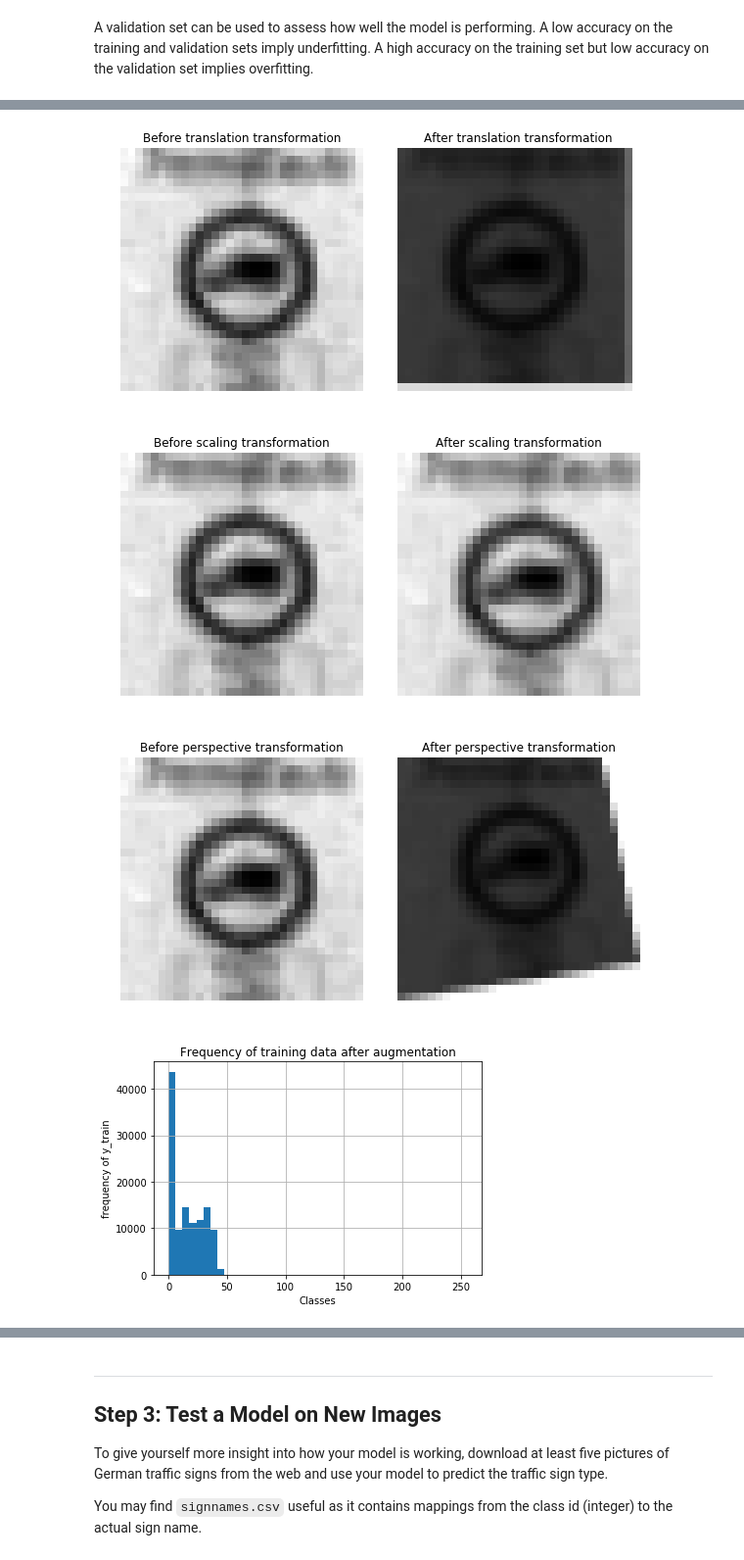
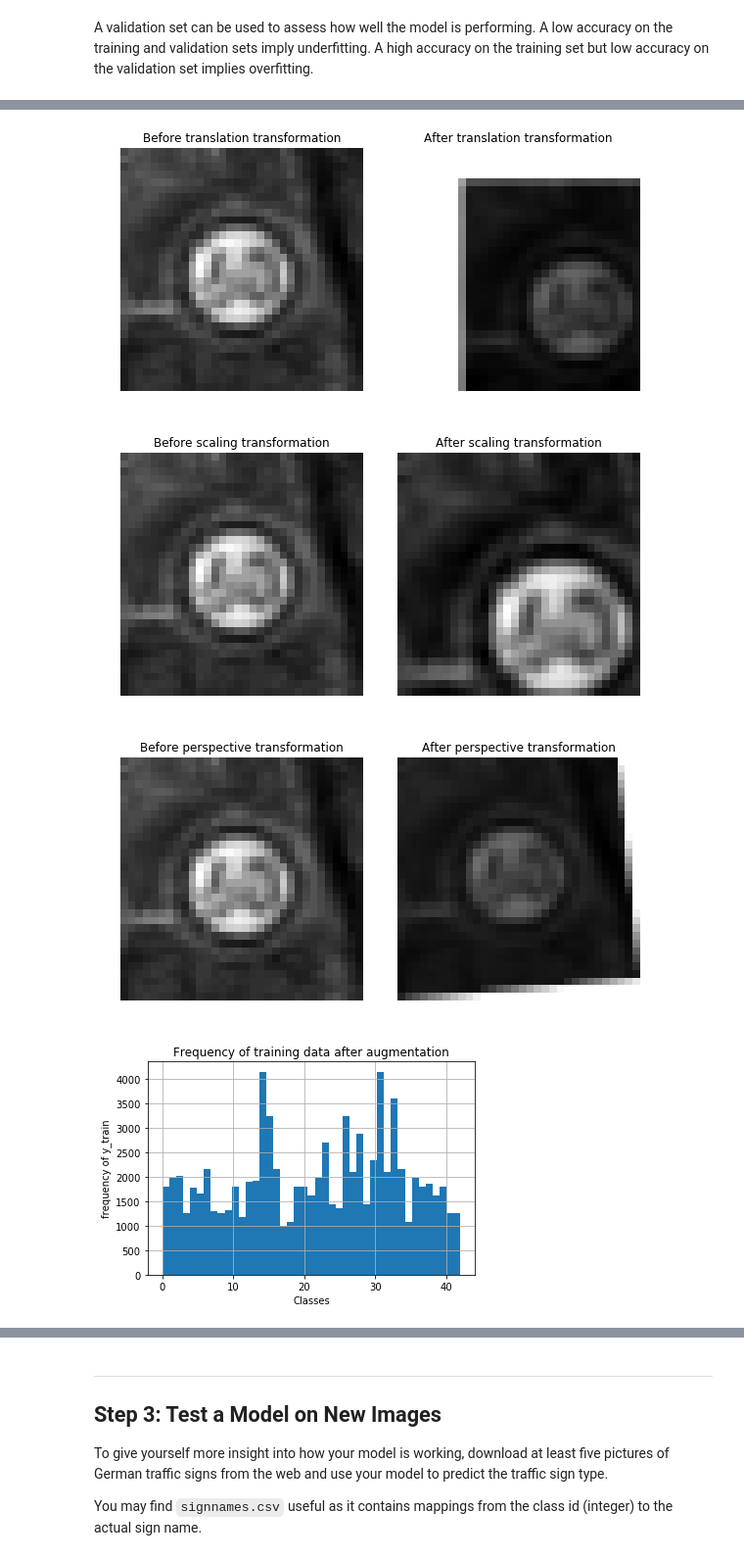
Before and after one commit to thejerrytan/CarND-Traffic-Sign-Classifier-Project, a Jupyter notebook: Traffic_Sign_Classifier.ipynb, the cells around one changed output, grey strips where cells are left out. Shown: that part at 98% size. Saved outputs shown, nothing was run; the diff lists cells and outputs as text; code cells hidden in the pictures.

```diff
--- a/Traffic_Sign_Classifier.ipynb
+++ b/Traffic_Sign_Classifier.ipynb
@@ -222,9 +223,9 @@ plot_figures(figures, (8, 4), 1, 2, ["Before", "After grayscale"])
 plt.savefig("./report/grayscale")
 
 # Normalization
-X_train_gray = (X_train_gray.astype(np.float32) - 128) / 128
-X_test_gray = (X_test_gray.astype(np.float32) - 128) / 128
-X_valid_gray = (X_valid_gray.astype(np.float32) - 128) / 128
+X_train_gray = (X_train_gray.astype(np.float32)) / 127.5 - 1
+X_test_gray = (X_test_gray.astype(np.float32)) /127.5 - 1
+X_valid_gray = (X_valid_gray.astype(np.float32)) /127.5 - 1
 
 original_gray_img = figures[1]
 figures = {}
@@ -469,18 +451,18 @@ REPRESENTATION_THRESHOLD = 1000
 underrepresented_classes = [idx for idx, v in enumerate(freq_train) if v < REPRESENTATION_THRESHOLD]
 print(underrepresented_classes)
 new_x_train = np.empty([0, 32, 32, 1])
-new_y_train = np.empty_like(y_train)
+new_y_train = np.empty([0])
 for cls in underrepresented_classes:
     idx_arr = np.nonzero(y_train==cls)
-    print(idx_arr)
-    gap = REPRESENTATION_THRESHOLD - freq_train[cls]
-    aug_factor = math.ceil(gap/(4*freq_train[cls]))
+    aug_factor = math.ceil(REPRESENTATION_THRESHOLD/(4*freq_train[cls]))
     train_x, train_y = augment_data(X_train_gray[idx_arr], y_train[idx_arr], augmentation_factor=aug_factor)
-    print(train_y)
+    # print(str(aug_factor) + " " + str(freq_train[cls]) + " " + str(train_x.shape[0]) + " " + str(train_y.shape[0]))
+    assert(train_x.shape[0] == train_y.shape[0])
     new_x_train = np.concatenate((new_x_train, train_x))
     new_y_train = np.concatenate((new_y_train, train_y))
 X_train_gray = np.concatenate((X_train_gray, new_x_train))
 y_train = np.concatenate((y_train, new_y_train))
+assert(X_train_gray.shape[0] == y_train.shape[0])
 
 plt.figure()
 plt.hist(y_train, bins=n_classes)
@@ -511,7 +477,7 @@ plt.savefig("./report/histogram_train_post_augmentation")
-[figure, old version]
+[figure, new version]
-[figure, old version]
+[figure, new version]
-[figure, old version]
+[figure, new version]
-[figure, old version]
+[figure, new version]
 # %%
 ### Train your model here.
 ### Calculate and report the accuracy on the training and validation set.
```
Also changed, not shown: parts of 7 cells of this notebook, 9 other files.
